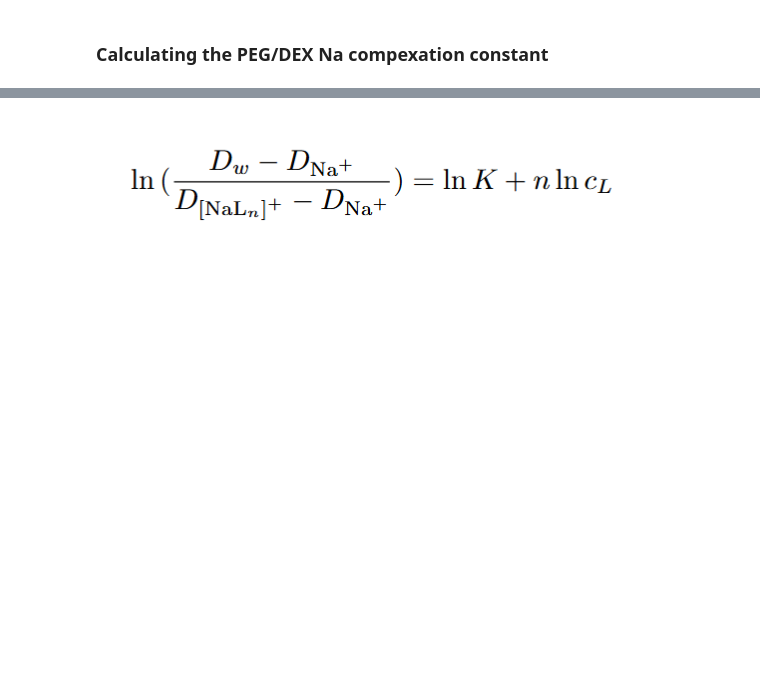
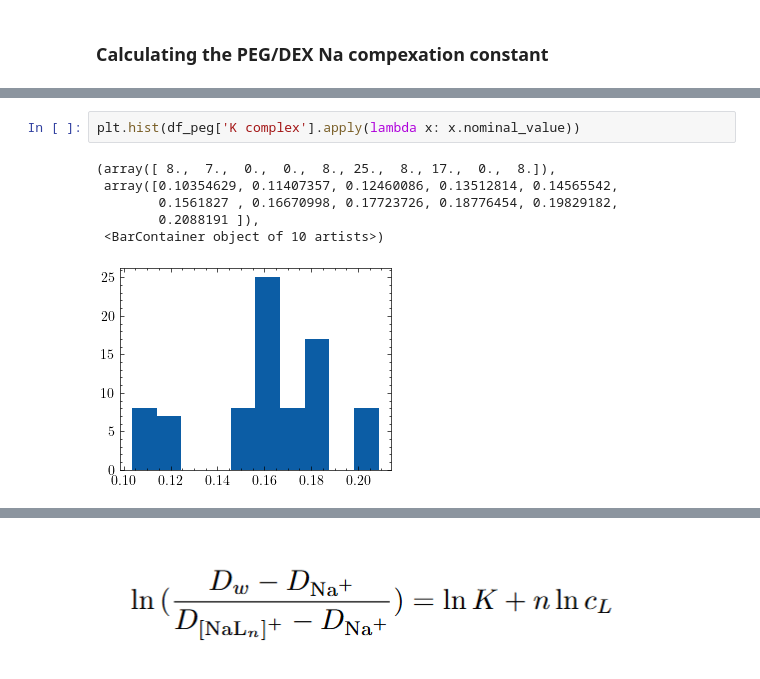
Before and after one commit to antonilis/molecular_crowding, a Jupyter notebook: analysis.ipynb, the cells around one changed output, grey strips where cells are left out. Drawn from its saved outputs; the diff is of its cells as text; blank space fills up the shorter version.

```diff
--- a/analysis.ipynb
+++ b/analysis.ipynb
@@ -261,0 +299,9 @@ data =
+# %%
+plt.hist(df_peg['K complex'].apply(lambda x: x.nominal_value))
+# %% [output]
+(array([ 8.,  7.,  0.,  0.,  8., 25.,  8., 17.,  0.,  8.]),
+ array([0.10354629, 0.11407357, 0.12460086, 0.13512814, 0.14565542,
+        0.1561827 , 0.16670998, 0.17723726, 0.18776454, 0.19829182,
+        0.2088191 ]),
+ <BarContainer object of 10 artists>)
+[figure, added]
```
Also changed, not shown: parts of 10 cells of this notebook, 23 other files.
